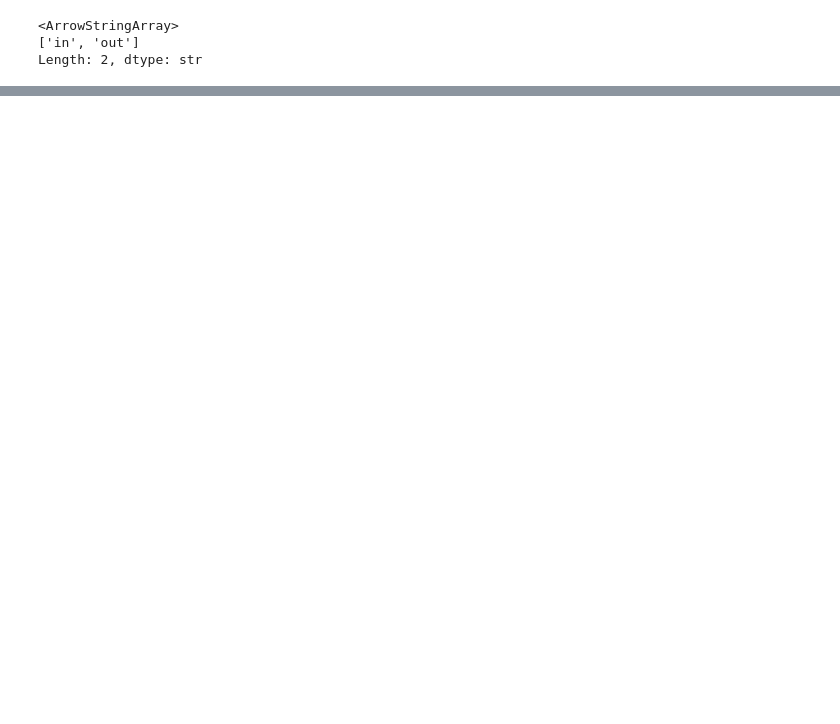
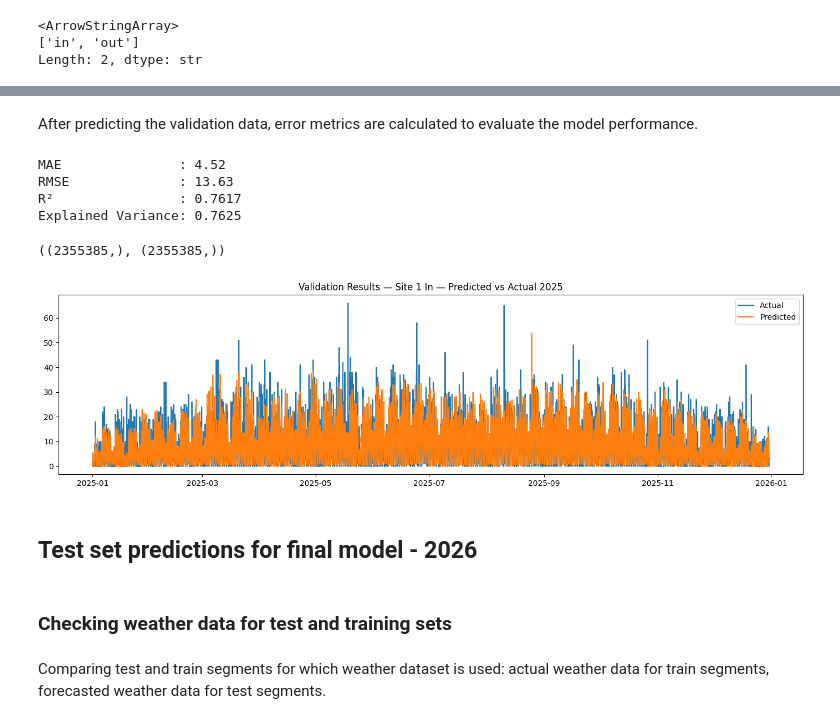
Before and after one commit to ZelalAldag/MDA_Project, a Jupyter notebook: forecasting_xgboost.ipynb, the cells around one changed output, grey strips where cells are left out. Drawn from its saved outputs; the diff is of its cells as text; code cells hidden in the pictures; blank space fills up the shorter version.

Commit message:
update xgb model - test/validation/train

```diff
--- a/forecasting_xgboost.ipynb
+++ b/forecasting_xgboost.ipynb
@@ -682,0 +241,58 @@ forecast_results_df.groupby("window").agg({"MAE": "mean", "RMSE": "mean", "MAPE"
+# %%
+final_model = joblib.load("models/final_xgb_model_2024_training_model.pkl")
+# mean_encodings = joblib.load("models/mean_encodings.pkl")
+# site_dir_enc_map = joblib.load("models/site_dir_enc_map.pkl")
+# %%
+val_df = validation_df.copy()
+val_df["direction_enc"] = (val_df["direction"] == "in").astype(int)  # 1=in  0=out
+val_df.drop(columns=["direction"], inplace=True)
+val_df["day_of_week"] = val_df.index.dayofweek
+val_df["is_weekend"]  = (val_df.index.dayofweek >= 5).astype(int)
+
+val_df["site_dir_key"] = val_df["site_id"].astype(str) + "_" + val_df["direction_enc"].astype(str)
+val_df["site_dir_enc"] = val_df["site_dir_key"].map(site_dir_enc_map)
+# %%
+val_df = apply_encodings(val_df, mean_encodings)
+# %%
+X_val = val_df[FEATURES]
+y_val = val_df[TARGET]
+
+preds = final_model.predict(X_val)
+preds_non_zero = np.clip(preds, 0, None)
+# %% [markdown]
+After predicting the validation data, error metrics are calculated to evaluate the model performance.
+# %%
+print(f"MAE               : {mean_absolute_error(y_val, preds_non_zero):.2f}")
+print(f"RMSE              : {root_mean_squared_error(y_val, preds_non_zero):.2f}")
+print(f"R²                : {r2_score(y_val, preds_non_zero):.4f}")
+print(f"Explained Variance: {explained_variance_score(y_val, preds_non_zero):.4f}")
+# %% [output]
+MAE               : 4.52
+RMSE              : 13.63
+R²                : 0.7617
+Explained Variance: 0.7625
+# %%
+preds.shape, y_val.shape
+# %% [output]
+((2355385,), (2355385,))
+# %%
+site = 1
+direction = "in"
+
+mask = (val_df["site_id"] == site) & (val_df["direction_enc"] == (1 if direction == "in" else 0))
+site_df = pd.DataFrame({
+    "actual":    y_val[mask].values,
+    "predicted": preds_non_zero[mask]
+}, index=y_val[mask].index)
+
+fig, ax = plt.subplots(figsize=(14, 4))
+ax.plot(site_df.index, site_df["actual"],    label="Actual")
+ax.plot(site_df.index, site_df["predicted"], label="Predicted")
+ax.set_title(f"Validation Results — Site {site} {direction.capitalize()} — Predicted vs Actual 2025")
+ax.legend()
+plt.tight_layout()
+plt.show()
+# %% [output]
+[figure, added]
+# %% [markdown]
+## Test set predictions for final model - 2026
@@ -682,0 +303,4 @@ forecast_results_df.groupby("window").agg({"MAE": "mean", "RMSE": "mean", "MAPE"
+# %% [markdown]
+### Checking weather data for test and training sets
+# %% [markdown]
+Comparing test and train segments for which weather dataset is used: actual weather data for train segments, forecasted weather data for test segments.
```
Also changed, not shown: parts of 70 cells of this notebook.
